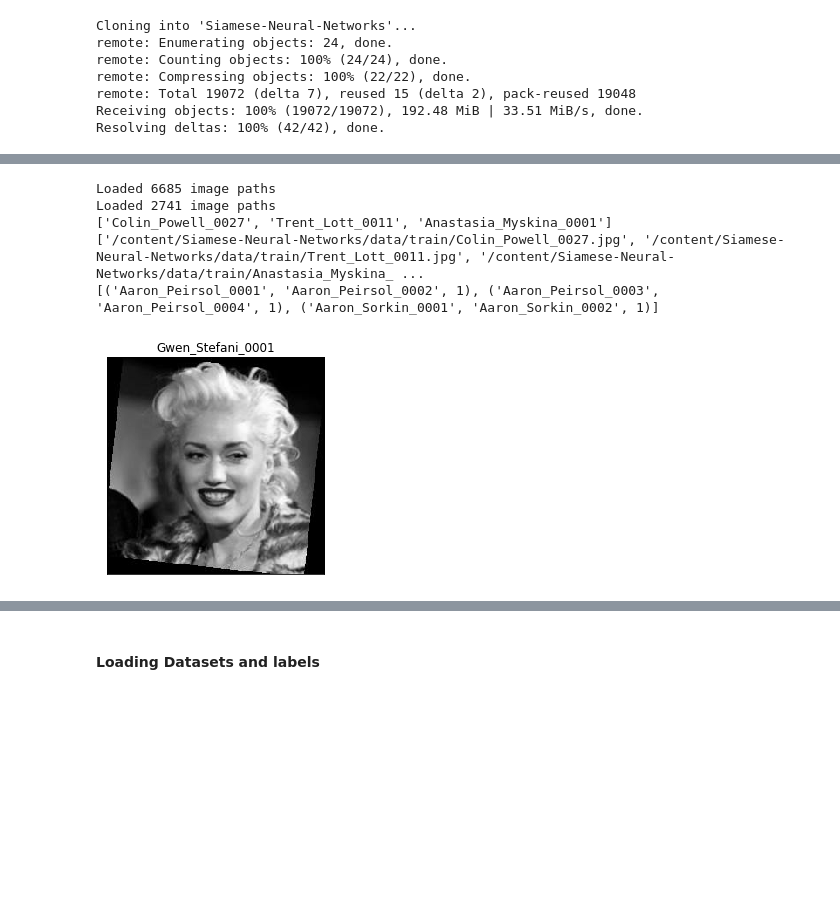
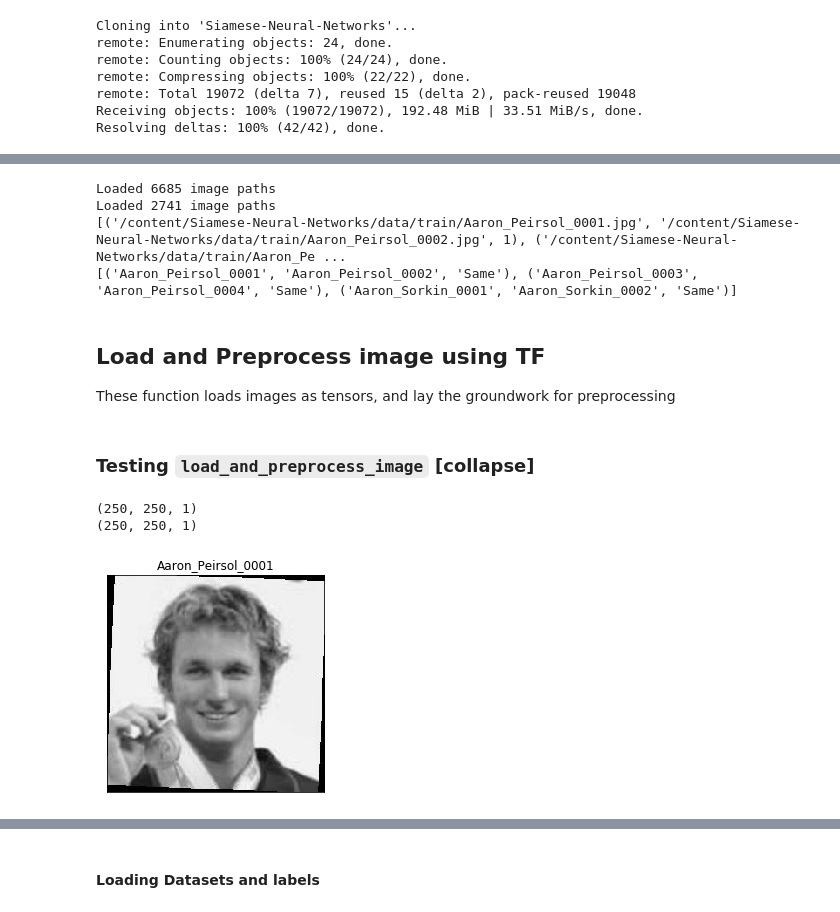
Before and after one commit to MahlerTom/SiameseNeuralNetworks, a Jupyter notebook: IntroToDeepEx02_Tom.ipynb, the cells around one changed output, grey strips where cells are left out. Drawn from its saved outputs; the diff is of its cells as text; code cells hidden in the pictures; blank space fills up the shorter version.

```diff
--- a/IntroToDeepEx02_Tom.ipynb
+++ b/IntroToDeepEx02_Tom.ipynb
@@ -27,9 +46,10 @@ AUTOTUNE = tf.data.experimental.AUTOTUNE
 # %%
-import pathlib
 import random
 import IPython.display as display
 
 def load_data(data_path, labels_file, print_imgs=3):
+  import pathlib
+
   data_root = pathlib.Path(data_path)
 
   data_paths = list(data_root.glob('*'))
@@ -51,36 +71,50 @@ def load_data(data_path, labels_file, print_imgs=3):
     print('##########################################')
 
   rel_path = os.path.join('/', *data_paths[0].split('/')[:-1])
-  data_names = [ tip.split('/')[-1][:-4] for tip in data_paths ]
-  data_paths_names_dict = { name: os.path.join(rel_path, name + '.jpg') for name in data_names }
+#   data_names = [ tip.split('/')[-1][:-4] for tip in data_paths ]
+#   data_paths_names_dict = { name: os.path.join(rel_path, name + '.jpg') for name in data_names }
 
-  labels = list()
+  data_paths_paths = list()
   with open(labels_file) as lf:
     for l in lf:
       l = l[:-1].split('\t')
-      if len(l) == 3:
-        labels.append(tuple((l[0] + '_' + l[1].zfill(4), l[0] + '_' + l[2].zfill(4), 1)))
-      if len(l) == 4:
-        labels.append(tuple((l[0] + '_' + l[1].zfill(4), l[2] + '_' + l[3].zfill(4), 0)))
+      if len(l) in [3, 4]:
+        left = os.path.join(rel_path, l[0] + '_' + l[1].zfill(4) + '.jpg')
+        if len(l) == 3:
+          right = os.path.join(rel_path, l[0] + '_' + l[2].zfill(4) + '.jpg')
+          data_paths_paths.append(tuple((left, right, 1)))
+        if len(l) == 4:
+          right = os.path.join(rel_path, l[2] + '_' + l[3].zfill(4) + '.jpg')
+          data_paths_paths.append(tuple((left, right, 0)))
 
-  return data_paths_names_dict, labels
+#   return data_paths_names_dict, labels
+  return data_paths_paths
+
+def image_name(path):
+  return path.split('/')[-1][:-4]
 
 
-train_paths_names_dict, train_labels = load_data(train_path, labels_file=os.path.join(repo_path, 'trainPairs.txt'), print_imgs=0)
+# train_paths_names_dict, train_labels = load_data(train_path, labels_file=os.path.join(repo_path, 'trainPairs.txt'), print_imgs=0)
+# test_paths_names_dict, test_labels = load_data(test_path, labels_file=os.path.join(repo_path, 'testPairs.txt'), print_imgs=0)
 
-test_paths_names_dict, test_labels = load_data(test_path, labels_file=os.path.join(repo_path, 'testPairs.txt'), print_imgs=0)
+train_paths_labels = load_data(train_path, labels_file=os.path.join(repo_path, 'trainPairs.txt'), print_imgs=0)
+test_paths_labels = load_data(test_path, labels_file=os.path.join(repo_path, 'testPairs.txt'), print_imgs=0)
 
-label_names = ['Different', 'Same']
+label_name = ['Different', 'Same']
 
-print(list(train_paths_names_dict.keys())[:3])
-print(list(train_paths_names_dict.values())[:3])
-print(train_labels[:3])
+# print(list(train_paths_names_dict.keys())[:3])
+# print(list(train_paths_names_dict.values())[:3])
+# print(train_labels[:3])
+print(train_paths_labels[:3])
+print([tuple((image_name(p[0]), image_name(p[1]), label_name[p[2]])) for p in train_paths_labels[:3]])
 # %% [output]
 Loaded 6685 image paths
 Loaded 2741 image paths
-['Colin_Powell_0027', 'Trent_Lott_0011', 'Anastasia_Myskina_0001']
-['/content/Siamese-Neural-Networks/data/train/Colin_Powell_0027.jpg', '/content/Siamese-Neural-Networks/data/train/Trent_Lott_0011.jpg', '/content/Siamese-Neural-Networks/data/train/Anastasia_Myskina_ ...
-[('Aaron_Peirsol_0001', 'Aaron_Peirsol_0002', 1), ('Aaron_Peirsol_0003', 'Aaron_Peirsol_0004', 1), ('Aaron_Sorkin_0001', 'Aaron_Sorkin_0002', 1)]
+[('/content/Siamese-Neural-Networks/data/train/Aaron_Peirsol_0001.jpg', '/content/Siamese-Neural-Networks/data/train/Aaron_Peirsol_0002.jpg', 1), ('/content/Siamese-Neural-Networks/data/train/Aaron_Pe ...
+[('Aaron_Peirsol_0001', 'Aaron_Peirsol_0002', 'Same'), ('Aaron_Peirsol_0003', 'Aaron_Peirsol_0004', 'Same'), ('Aaron_Sorkin_0001', 'Aaron_Sorkin_0002', 'Same')]
+# %% [markdown]
+## Load and Preprocess image using TF
+These function loads images as tensors, and lay the groundwork for preprocessing
 # %%
 def preprocess_image(img_raw, norm=None, resize=None):
   img_tensor = tf.image.decode_image(img_raw)
@@ -101,18 +135,23 @@ def load_and_preprocess_image(path, norm=None, resize=None):
   img_raw = tf.io.read_file(img_path)
 #   print(repr(img_raw)[:100]+"...")
   return preprocess_image(img_raw, norm=norm, resize=resize)
+# %% [markdown]
+### Testing `load_and_preprocess_image` [collapse]
 # %%
 import matplotlib.pyplot as plt
 
-img_path = list(train_paths_names_dict.values())[0]
+left_train_paths = [p[0] for p in train_paths_labels]
+img_path = left_train_paths[0]
 # print(img_path)
 # label = all_image_labels[0]
 
-plt.imshow(np.squeeze(load_and_preprocess_image(img_path)), cmap='gray', vmin=0, vmax=255)
+plt.imshow(np.squeeze(load_and_preprocess_image(img_path, resize=[250,250])), cmap='gray', vmin=0, vmax=255)
 plt.grid(False)
-plt.title(list(train_paths_names_dict.keys())[0])
+plt.title(image_name(img_path))
 plt.xticks([])
 plt.yticks([])
 print()
 # %% [output]
+(250, 250, 1)
+(250, 250, 1)
-[figure, old version]
+[figure, new version]
```
Also changed, not shown: parts of 14 cells of this notebook.
